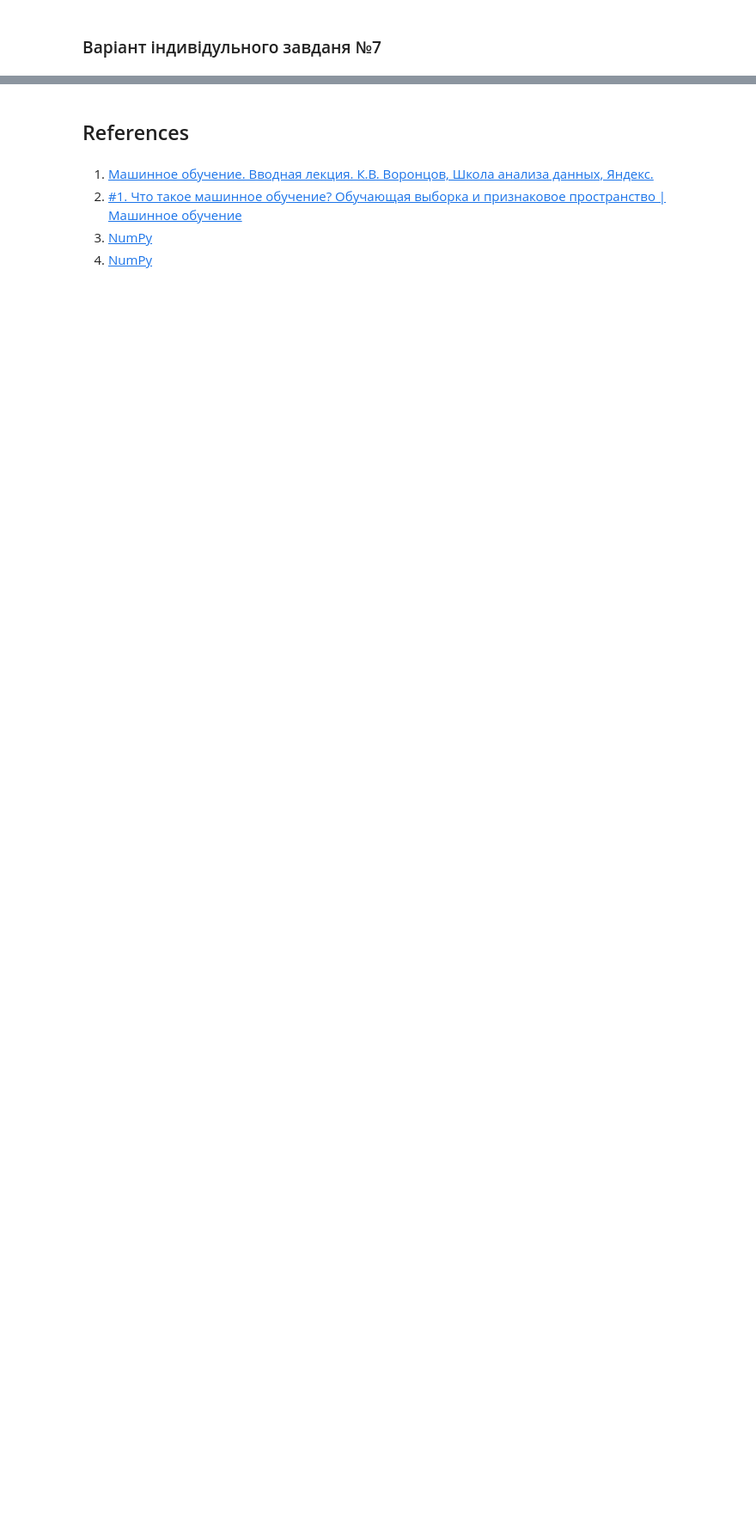
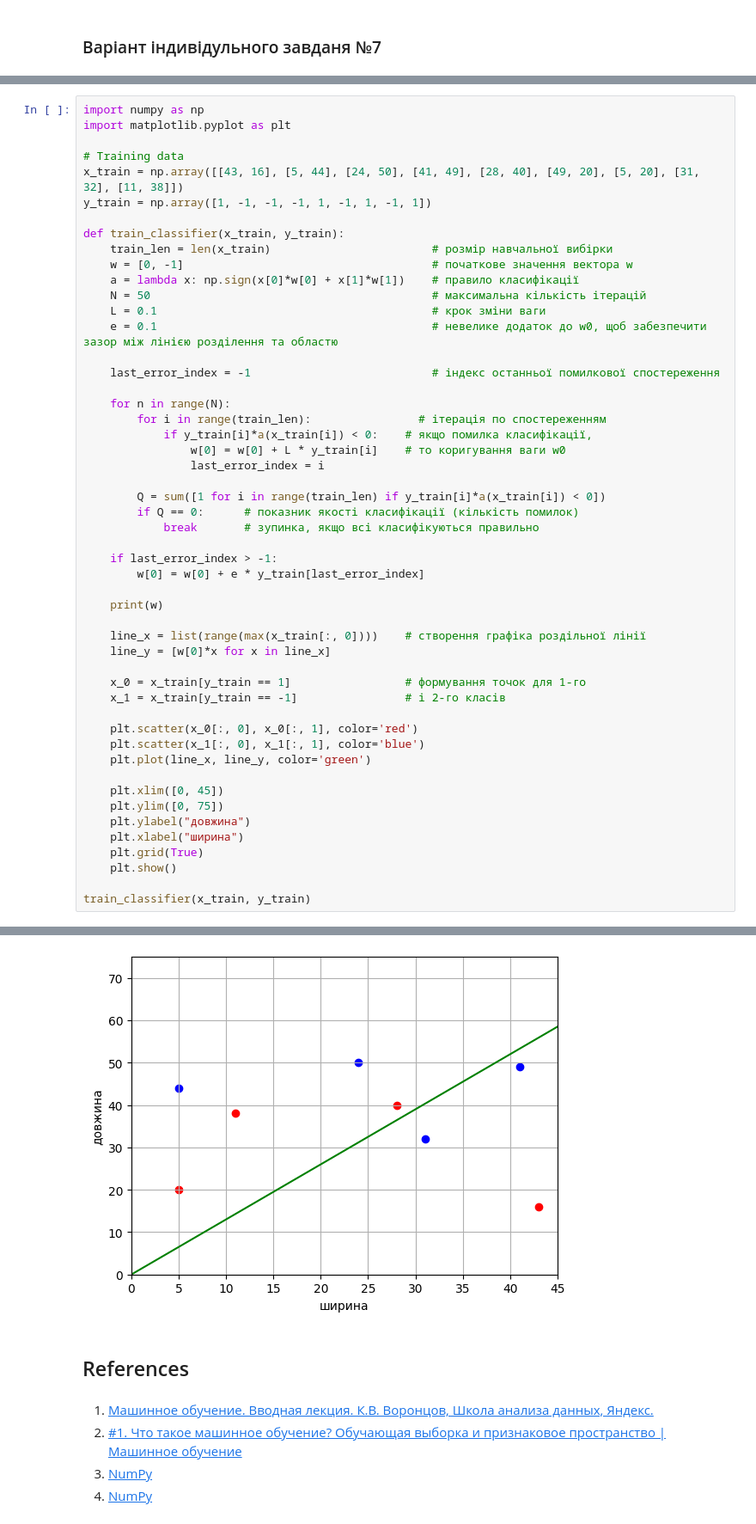
Before and after one commit to patternCV2024/patternCV_Zabodin, a Jupyter notebook: Lab_01/lab_1_pattern_quarto.ipynb, the cells around one changed output, grey strips where cells are left out. Shown: that part at 86% size. Cells and saved outputs as stored; diff of their text form; blank space fills up the shorter version.

```diff
--- a/Lab_01/lab_1_pattern_quarto.ipynb
+++ b/Lab_01/lab_1_pattern_quarto.ipynb
@@ -295,0 +244,52 @@ Number of updates: 777
+# %%
+import numpy as np
+import matplotlib.pyplot as plt
+
+# Training data
+x_train = np.array([[43, 16], [5, 44], [24, 50], [41, 49], [28, 40], [49, 20], [5, 20], [31, 32], [11, 38]])
+y_train = np.array([1, -1, -1, -1, 1, -1, 1, -1, 1])
+
+def train_classifier(x_train, y_train):
+    train_len = len(x_train)                        # розмір навчальної вибірки
+    w = [0, -1]                                     # початкове значення вектора w
+    a = lambda x: np.sign(x[0]*w[0] + x[1]*w[1])    # правило класифікації
+    N = 50                                          # максимальна кількість ітерацій
+    L = 0.1                                         # крок зміни ваги
+    e = 0.1                                         # невелике додаток до w0, щоб забезпечити зазор між лінією розділення та областю
+
+    last_error_index = -1                           # індекс останньої помилкової спостереження
+
+    for n in range(N):
+        for i in range(train_len):                # ітерація по спостереженням
+            if y_train[i]*a(x_train[i]) < 0:    # якщо помилка класифікації,
+                w[0] = w[0] + L * y_train[i]    # то коригування ваги w0
+                last_error_index = i
+
+        Q = sum([1 for i in range(train_len) if y_train[i]*a(x_train[i]) < 0])
+        if Q == 0:      # показник якості класифікації (кількість помилок)
+            break       # зупинка, якщо всі класифікуються правильно
+
+    if last_error_index > -1:
+        w[0] = w[0] + e * y_train[last_error_index]
+
+    print(w)
+
+    line_x = list(range(max(x_train[:, 0])))    # створення графіка роздільної лінії
+    line_y = [w[0]*x for x in line_x]
+
+    x_0 = x_train[y_train == 1]                 # формування точок для 1-го
+    x_1 = x_train[y_train == -1]                # і 2-го класів
+
+    plt.scatter(x_0[:, 0], x_0[:, 1], color='red')
+    plt.scatter(x_1[:, 0], x_1[:, 1], color='blue')
+    plt.plot(line_x, line_y, color='green')
+
+    plt.xlim([0, 45])
+    plt.ylim([0, 75])
+    plt.ylabel("довжина")
+    plt.xlabel("ширина")
+    plt.grid(True)
+    plt.show()
+
+train_classifier(x_train, y_train)
+# %% [output]
@@ -296,3 +297,4 @@ Number of updates: 777
+[figure, added]
 # %% [markdown]
 ## References
 # %% [markdown]
```
Also changed, not shown: parts of 2 cells of this notebook.
